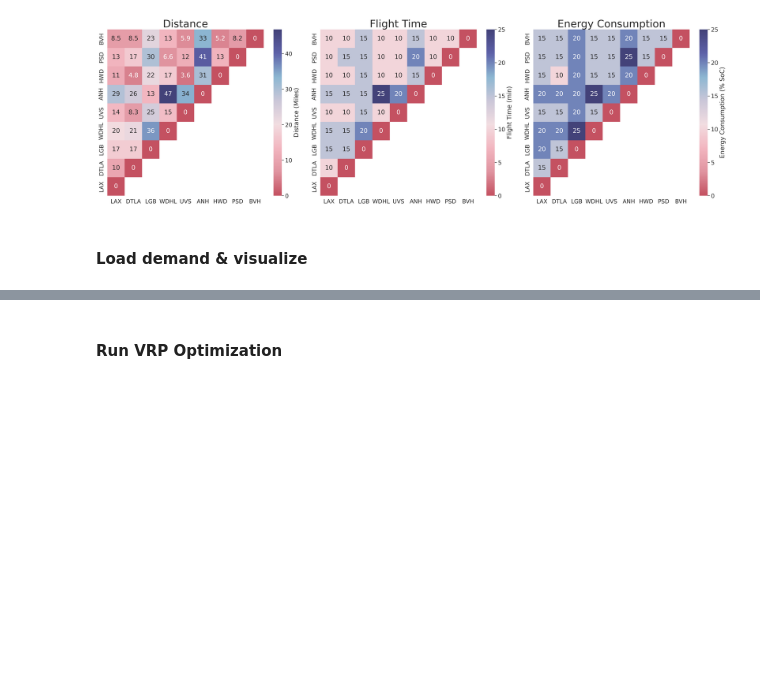
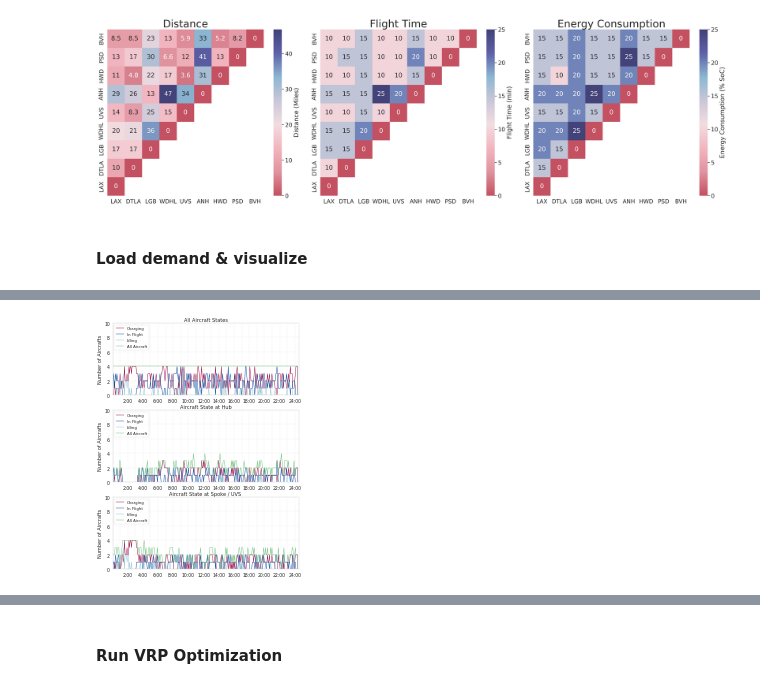
Before and after one commit to caoalbert/uam_system_model, a Jupyter notebook: example.ipynb, the cells around one changed output, grey strips where cells are left out. Cells and saved outputs as stored; diff of their text form; code cells hidden in the pictures; blank space fills up the shorter version.

Commit message:
vrp update and added IP and summary functions

```diff
--- a/example.ipynb
+++ b/example.ipynb
@@ -100,0 +110,14 @@ plt.show()
+# %%
+ip = FleetSizeOptimizer(network)
+fleetsize, policy = ip.optimize(vertiport_index=4,
+                                verbose=True,
+                                optimality_gap=0.05,
+                                n_threads=24)
+# %%
+summary = FleetSizeOpSummary(network, policy)
+# %%
+fig, ax = summary.plot_aircraft_state()
+for a in ax:
+    a.figure.set_dpi(20)
+# %% [output]
+[figure, added]
```
Also changed, not shown: parts of 7 cells of this notebook, 4 other files.
